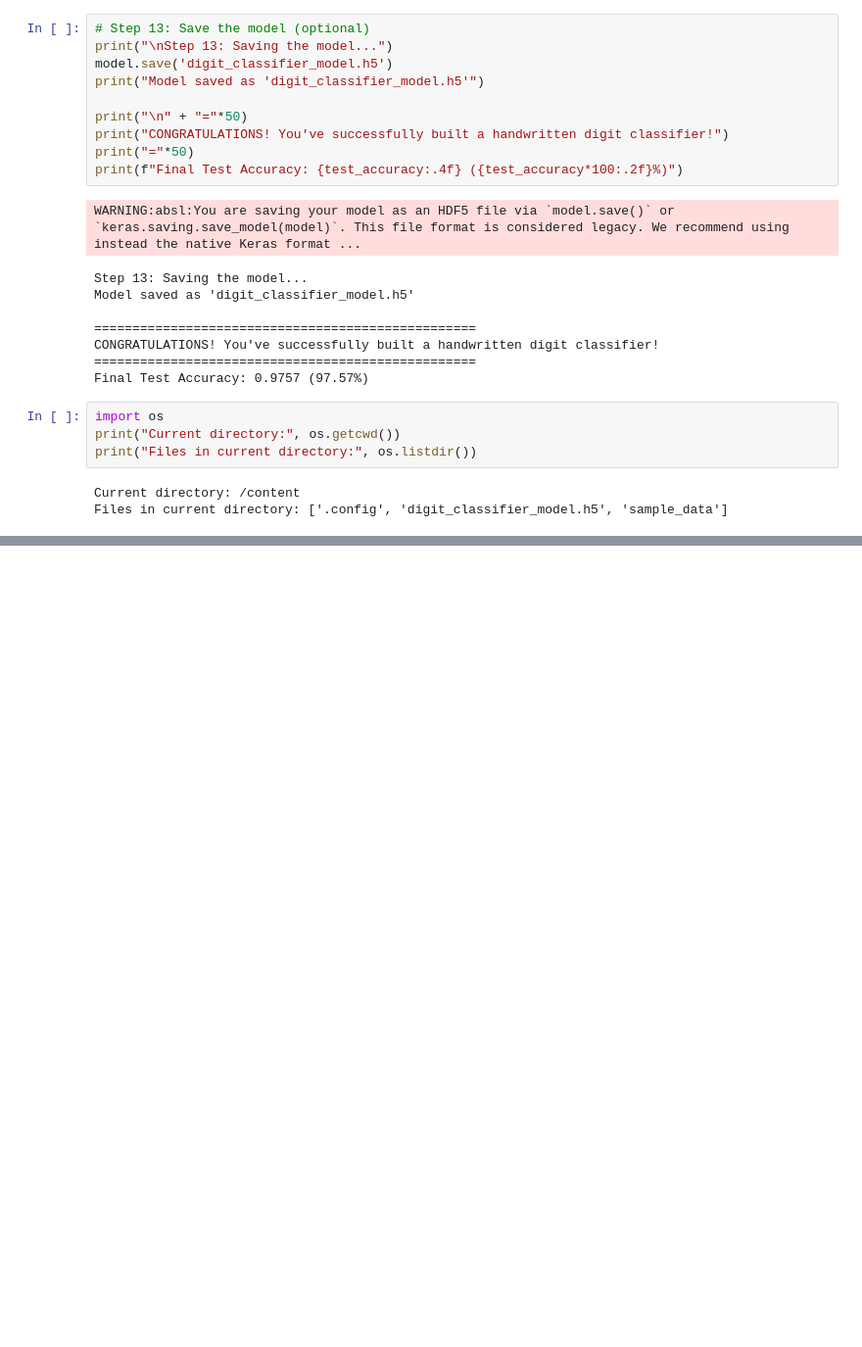
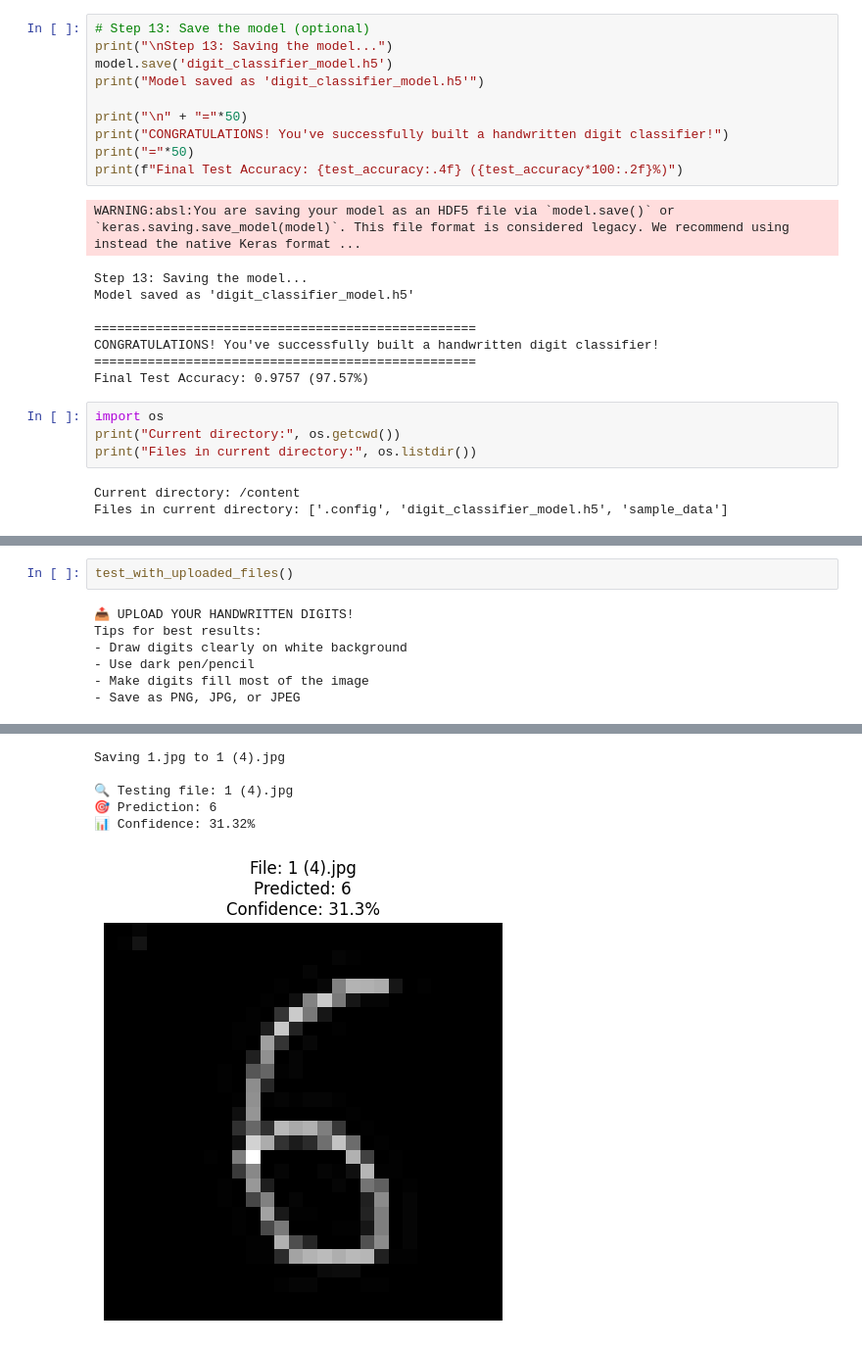
Before and after one commit to mrinalsarkar1999/Simple-web-pages-for-practice, a Jupyter notebook: HandGestures.ipynb, the cells around one changed output, grey strips where cells are left out. Shown: that part at 98% size. Drawn from its saved outputs; the diff is of its cells as text; blank space fills up the shorter version.

```diff
--- a/HandGestures.ipynb
+++ b/HandGestures.ipynb
@@ -296,0 +696,9 @@ Files in current directory: ['.config', 'digit_classifier_model.h5', 'sample_dat
+# %%
+test_with_uploaded_files()
+# %% [output]
+📤 UPLOAD YOUR HANDWRITTEN DIGITS!
+Tips for best results:
+- Draw digits clearly on white background
+- Use dark pen/pencil
+- Make digits fill most of the image
+- Save as PNG, JPG, or JPEG
@@ -296,0 +706,6 @@ Files in current directory: ['.config', 'digit_classifier_model.h5', 'sample_dat
+Saving 1.jpg to 1 (4).jpg
+
+🔍 Testing file: 1 (4).jpg
+🎯 Prediction: 6
+📊 Confidence: 31.32%
+[figure, added]
```
Also changed, not shown: parts of 8 cells of this notebook.
